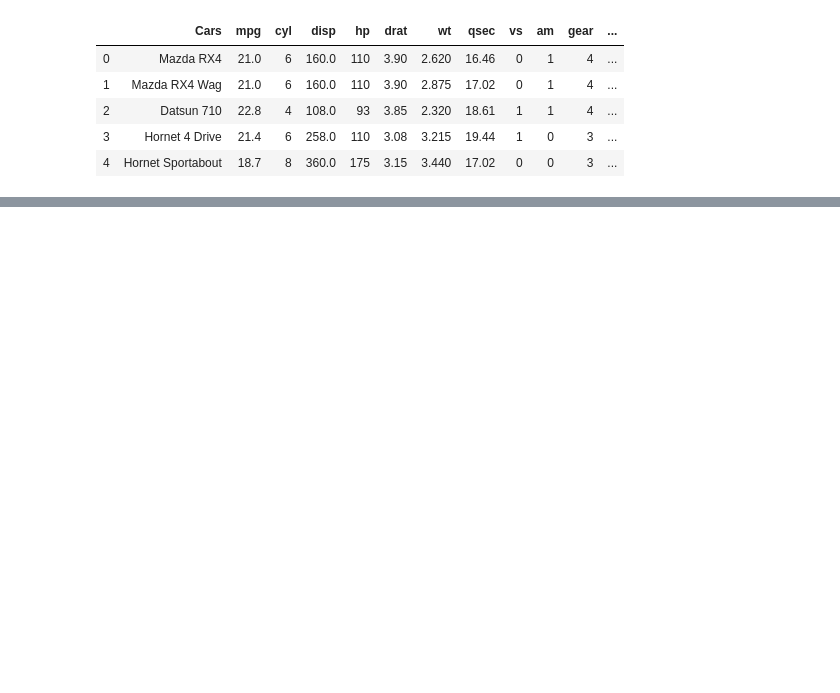
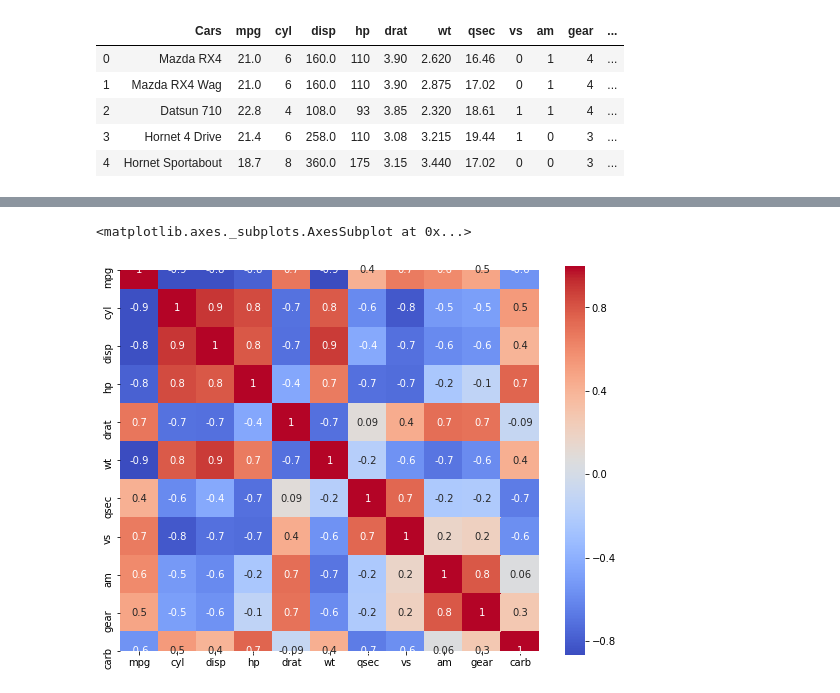
Before and after one commit to PrinandaRahmatullah/Soal_Magang_Jagoanhosting, a Jupyter notebook: mtcars_us.ipynb, the cells around one changed output, grey strips where cells are left out. Drawn from its saved outputs; the diff is of its cells as text; code cells hidden in the pictures; blank space fills up the shorter version.

```diff
--- a/mtcars_us.ipynb
+++ b/mtcars_us.ipynb
@@ -72,0 +84,9 @@ df.head()
+# %%
+# Mengetahui hubungan antara setiap fitur/kolom dari dataset
+cars_corr = cars.corr()
+fig, ax = plt.subplots(figsize=(8,6))
+plt.tight_layout()
+sns.heatmap(ax=ax, data=cars_corr, annot=True, fmt='.1g', cmap= 'coolwarm',square=True)
+# %% [output]
+<matplotlib.axes._subplots.AxesSubplot at 0x...>
+[figure, added]
```
Also changed, not shown: parts of 15 cells of this notebook.
